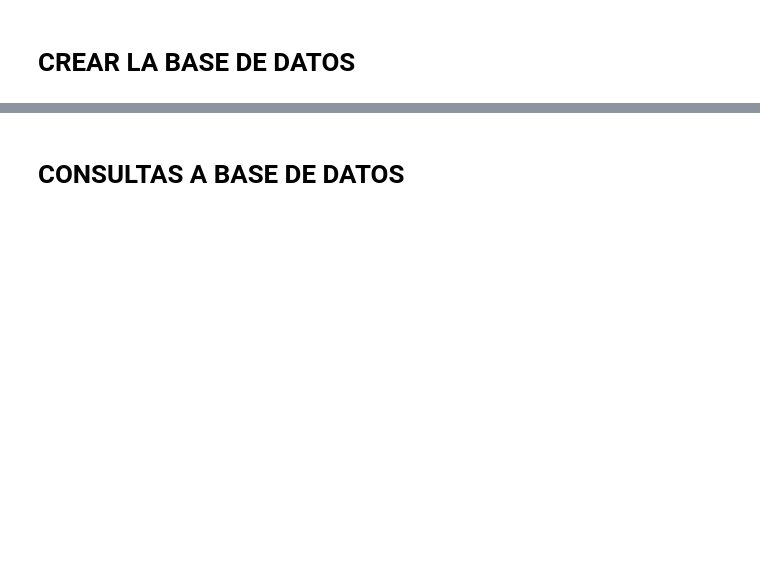
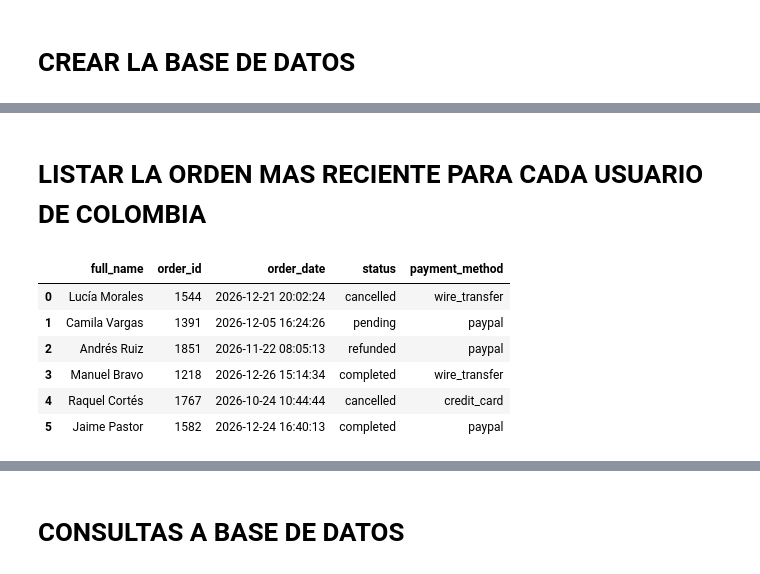
Before and after one commit to JorgeCardona/dockerhub-datascience-mlops, a Jupyter notebook: Notebooks/SQL/sql_training.ipynb, the cells around one changed output, grey strips where cells are left out. Saved outputs shown, nothing was run; the diff lists cells and outputs as text; code cells hidden in the pictures; blank space fills up the shorter version.

```diff
--- a/Notebooks/SQL/sql_training.ipynb
+++ b/Notebooks/SQL/sql_training.ipynb
@@ -121,0 +156,31 @@ Tabla : event_logs
+# %% [markdown]
+# LISTAR LA ORDEN MAS RECIENTE PARA CADA USUARIO DE COLOMBIA
+# %%
+query = f"""
+WITH user_latest_orders AS (
+    SELECT
+        u.full_name,
+        o.order_id,
+        o.order_date,
+        o.status,
+        o.payment_method,
+        ROW_NUMBER() OVER (PARTITION BY u.user_id ORDER BY o.order_date DESC) AS rnk
+    FROM users u
+    JOIN orders o ON u.user_id = o.user_id
+    WHERE u.country = 'CO'
+    --AND o.status = 'completed'
+)
+SELECT full_name, order_id, order_date, status, payment_method
+FROM user_latest_orders
+WHERE rnk = 1;
+"""
+
+ejecutar_sql(query)
+# %% [output]
+|  | full_name | order_id | order_date | status | payment_method |
+| 0 | Lucía Morales | 1544 | 2026-12-21 20:02:24 | cancelled | wire_transfer |
+| 1 | Camila Vargas | 1391 | 2026-12-05 16:24:26 | pending | paypal |
+| 2 | Andrés Ruiz | 1851 | 2026-11-22 08:05:13 | refunded | paypal |
+| 3 | Manuel Bravo | 1218 | 2026-12-26 15:14:34 | completed | wire_transfer |
+| 4 | Raquel Cortés | 1767 | 2026-10-24 10:44:44 | cancelled | credit_card |
+| 5 | Jaime Pastor | 1582 | 2026-12-24 16:40:13 | completed | paypal |
```
Also changed, not shown: parts of 20 cells of this notebook, 3 other files.
